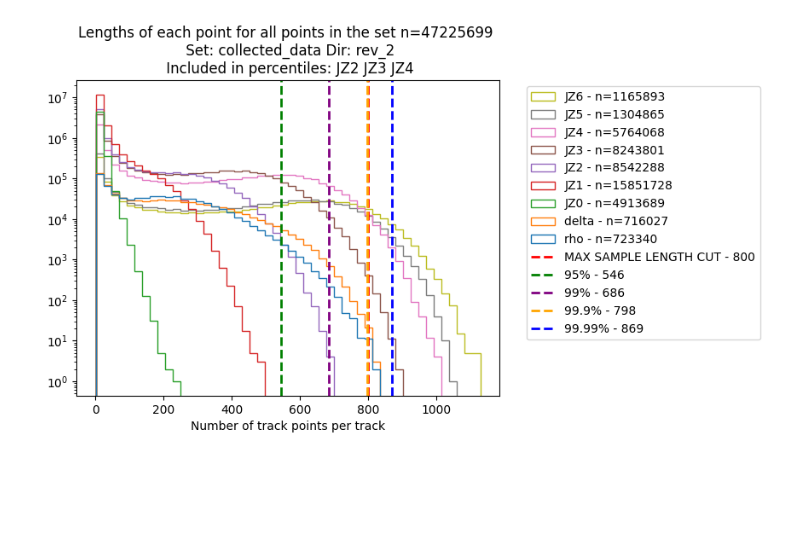
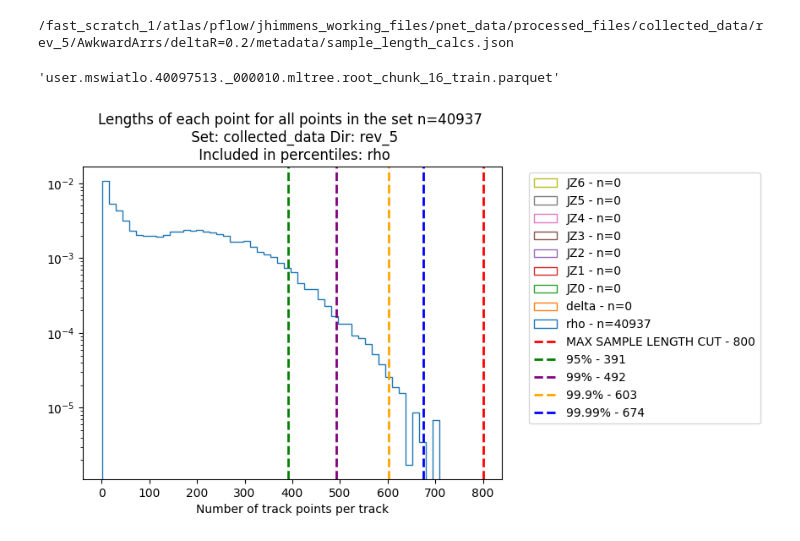
Before and after one commit to Joshuah143/JetPointNet, a Jupyter notebook: notebooks/2-calculate-max-length.ipynb, the cells around one changed output. Saved outputs shown, nothing was run; the diff lists cells and outputs as text; code cells hidden in the pictures; blank space fills up the shorter version.

```diff
--- a/notebooks/2-calculate-max-length.ipynb
+++ b/notebooks/2-calculate-max-length.ipynb
@@ -20,7 +28,13 @@ find_global_max_sample_length()
 # %%
 json_loc = Path(AWK_SAVE_LOC(LEN)) / "metadata" / "sample_length_calcs.json"
+print(json_loc)
 with open(json_loc, 'r') as f:
     results = json.load(f)
+
+results['train'][3][1]
+# %% [output]
+/fast_scratch_1/atlas/pflow/jhimmens_working_files/pnet_data/processed_files/collected_data/rev_5/AwkwardArrs/deltaR=0.2/metadata/sample_length_calcs.json
+'user.mswiatlo.40097513._000010.mltree.root_chunk_16_train.parquet'
 # %%
 len_list = []
 max_list = []
@@ -29,7 +43,7 @@ for dir in ['test', 'train', 'val']:
         len_list.extend(lengths[0])
         max_list.append(max(lengths[0]))
 # %%
-included_in_percentiles = ['JZ2', 'JZ3', 'JZ4']
+included_in_percentiles = ['rho']
 specific_lens = []
 
 
@@ -37,40 +51,40 @@ lengths_dict = {i: [] for i in prefix_to_set.values()}
 
 for key, value in results.items():
     for i in value:
-        set_name = prefix_to_set[i[1][:len('user.mswiatlo.39955613')]]
+        set_name = prefix_to_set[i[1].split('/')[-1][:len('user.mswiatlo.39955613')]]
         lengths_dict[set_name].extend(i[0])
 
 for set_name in included_in_percentiles:
     specific_lens.extend(lengths_dict[set_name])
 
 
 percentile_95 = int(np.percentile(specific_lens, 95))
 percentile_99 = int(np.percentile(specific_lens, 99))
 percentile_99_9 = int(np.percentile(specific_lens, 99.9))
 percentile_99_99 = int(np.percentile(specific_lens, 99.99))
 
 
 rates = lengths_dict.values()
 included_dict = {True: "Included",
                  False: "Excluded"}
 labels = [f"{i} - n={len(lengths_dict[i])}" for i in lengths_dict.keys()]
 
 plt.title(f"Lengths of each point for all points in the set n={len(len_list)} \n Set: {LEN_DATASET_NAME} Dir: {LEN_OUTPUT_DIRECTORY_NAME}\n Included in percentiles: {' '.join(included_in_percentiles)}")
 #plt.hist(rates, label=labels, bins=50, histtype='step', stacked=True, fill=False)
-plt.hist(rates, label=labels, bins=50, histtype='step', fill=False, density=False)
+plt.hist(rates, label=labels, bins=50, histtype='step', fill=False, density=True)
 plt.xlabel("Number of tracks")
 plt.yscale("log")
 plt.xlabel("Number of track points per track")
 plt.axvline(x=MAX_SAMPLE_LENGTH, color='red', linestyle='--', linewidth=2, label=f'MAX SAMPLE LENGTH CUT - {MAX_SAMPLE_LENGTH}')
 plt.axvline(x=percentile_95, color='green', linestyle='--', linewidth=2, label=f'95% - {percentile_95}')
 plt.axvline(x=percentile_99, color='purple', linestyle='--', linewidth=2, label=f'99% - {percentile_99}')
 plt.axvline(x=percentile_99_9, color='orange', linestyle='--', linewidth=2, label=f'99.9% - {percentile_99_9}')
 plt.axvline(x=percentile_99_99, color='blue', linestyle='--', linewidth=2, label=f'99.99% - {percentile_99_99}')
 
 plt.legend(bbox_to_anchor=(1.05, 1), loc='upper left')
 plt.show()
 # %% [output]
-[figure, old version]
+[figure, new version]
 # %%
 plt.title(f"Number of cells per event n={len(len_list)} \n Set: {LEN_DATASET_NAME} Dir: {LEN_OUTPUT_DIRECTORY_NAME}")
 
```
Also changed, not shown: parts of 4 cells of this notebook, 11 other files.
